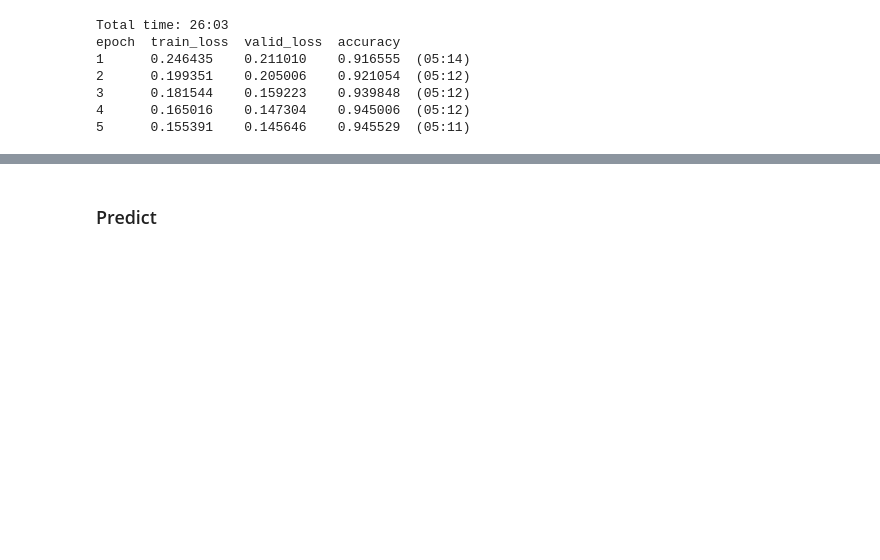
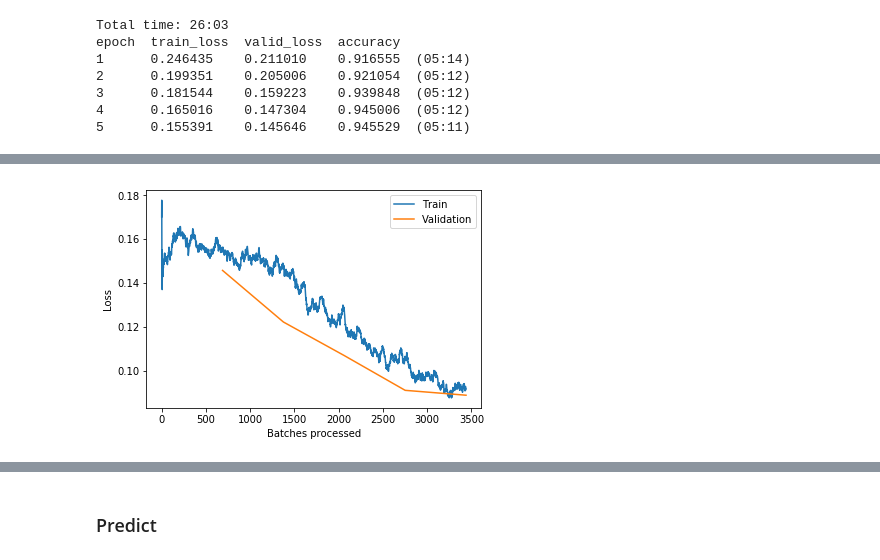
Before and after one commit to ademyanchuk/course-v3, a Jupyter notebook: nbs/dl1/histo-cancer-pred.ipynb, the cells around one changed output, grey strips where cells are left out. Cells and saved outputs as stored; diff of their text form; code cells hidden in the pictures; blank space fills up the shorter version.

```diff
--- a/nbs/dl1/histo-cancer-pred.ipynb
+++ b/nbs/dl1/histo-cancer-pred.ipynb
@@ -121,0 +162,2 @@ learn.load('stage-1-rn34')
+# %%
+learn.fit_one_cycle(5, slice(lr/100, lr))
@@ -121,0 +172,4 @@ learn.load('stage-1-rn34')
+# %%
+learn.recorder.plot_losses()
+# %% [output]
+[figure, added]
```
Also changed, not shown: parts of 20 cells of this notebook.
